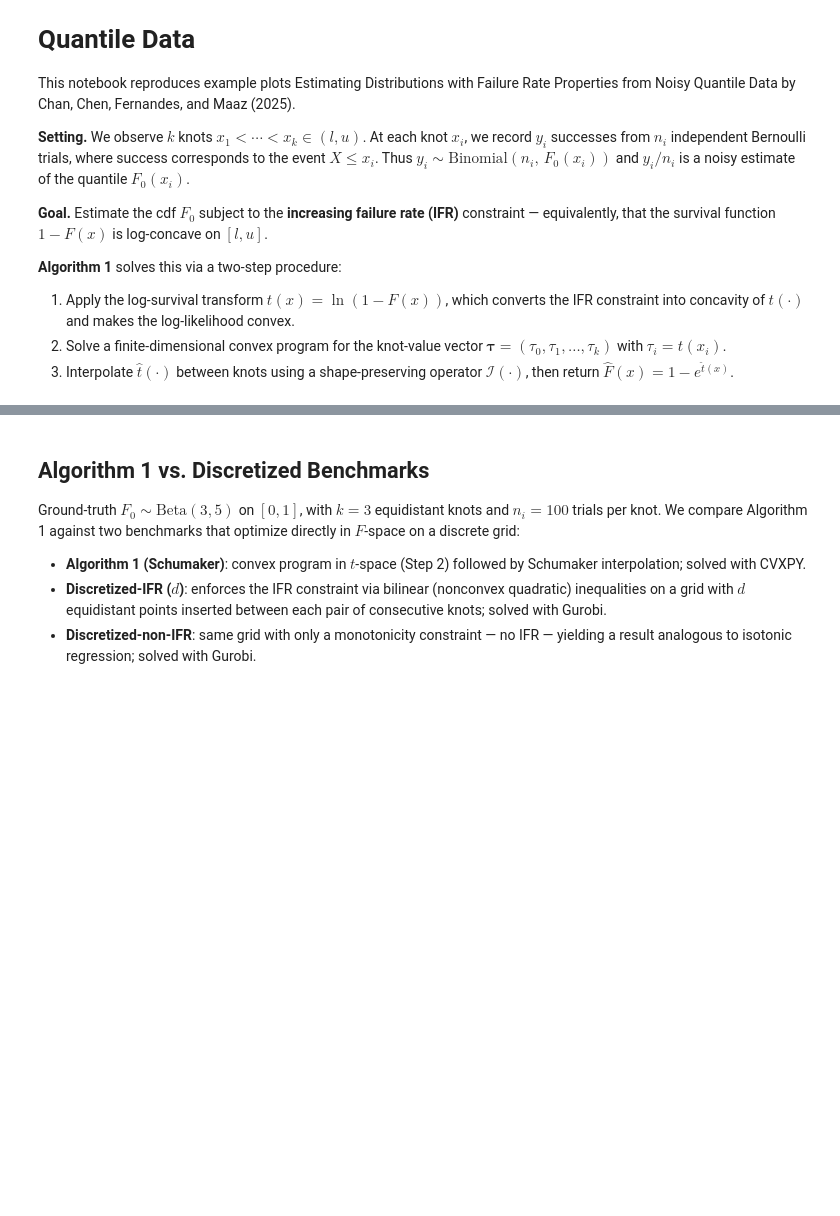
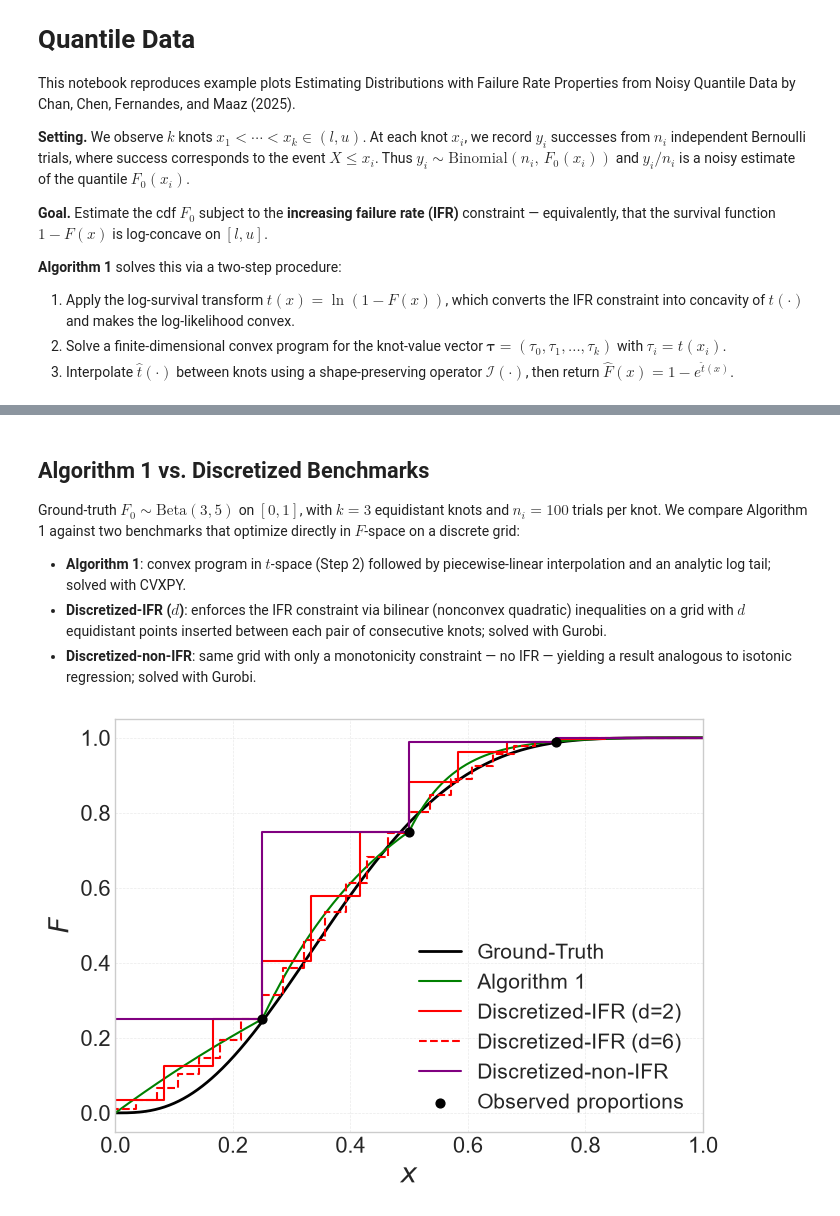
Before and after one commit to craigfernandes1/Fitting-IFR-CDFs-from-Noisy-Quantile-Data, a Jupyter notebook: example.ipynb, the cells around one changed output, grey strips where cells are left out. Drawn from its saved outputs; the diff is of its cells as text; code cells hidden in the pictures; blank space fills up the shorter version.

```diff
--- a/example.ipynb
+++ b/example.ipynb
@@ -81,7 +99,7 @@ plt.show()
 
 Ground-truth $F_0 \sim \mathrm{Beta}(3, 5)$ on $[0, 1]$, with $k = 3$ equidistant knots and $n_i = 100$ trials per knot. We compare Algorithm 1 against two benchmarks that optimize directly in $F$-space on a discrete grid:
 
-- **Algorithm 1 (Schumaker)**: convex program in $t$-space (Step 2) followed by Schumaker interpolation; solved with CVXPY.
+- **Algorithm 1**: convex program in $t$-space (Step 2) followed by piecewise-linear interpolation and an analytic log tail; solved with CVXPY.
 - **Discretized-IFR ($d$)**: enforces the IFR constraint via bilinear (nonconvex quadratic) inequalities on a grid with $d$ equidistant points inserted between each pair of consecutive knots; solved with Gurobi.
 - **Discretized-non-IFR**: same grid with only a monotonicity constraint — no IFR — yielding a result analogous to isotonic regression; solved with Gurobi.
 # %%
@@ -95,7 +113,7 @@ d_list = [2, 6]
 
 x_knots = np.linspace(l, u, k + 2)[1:-1]     # k interior knots, excluding l and u
 n_trials = n_i * np.ones(k, dtype=int)
-true_cdf_at_knots = true_cdf_fn(x_knots)      # F_0(x_i) via lambdified ground-truth
+true_cdf_at_knots = true_cdf_fn(x_knots)      # F_0(x_i) via the Beta(3, 5) ground-truth
 
 # Simulate noisy quantile data: y_i ~ Binomial(n_i, F_0(x_i))
 y_samples = np.random.binomial(n_trials, true_cdf_at_knots)
@@ -103,40 +121,43 @@ y_samples = np.random.binomial(n_trials, true_cdf_at_knots)
 fig, ax = plt.subplots(figsize=(7, 5))
 ax.plot(x_plot, y_true, color='black', lw=2, label='Ground-Truth')
 
-# Algorithm 1 (Schumaker): convex program in t-space + Schumaker interpolation; solved with CVXPY
-fitted_sch = fit_cdf(x_knots, n_trials, y_samples, l, u, interpolation_method='schumaker')
-y_schumaker = sp.lambdify(x_sym, fitted_sch, 'numpy')(x_plot)
-ax.plot(x_plot, y_schumaker, color='green', label='Algorithm 1 (Schumaker)', linewidth=1.5)
+# Algorithm 1: convex program in t-space + piecewise-linear interpolation and analytic tail; solved with CVXPY
+fitted = fit_cdf(x_knots, n_trials, y_samples, l, u, interpolation_method='linear')
+with np.errstate(over='ignore', invalid='ignore'):
+    y_alg1 = sp.lambdify(x_sym, fitted, 'numpy')(x_plot)
+ax.plot(x_plot, y_alg1, color='green', label='Algorithm 1', linewidth=1.5)
 
 # Discretized-IFR: IFR enforced via bilinear constraints on a discrete grid; solved with Gurobi
 nc_linestyles = ['-', '--', ':', '-.']
 for d, ls in zip(d_list, nc_linestyles):
     try:
         x_nc, F_nc = fit_cdf_nonconvex(x_knots, n_trials, y_samples, l, u, d,
                                         ifr_constraint=True, verbose=False, return_type='values')
         ax.step(x_nc, F_nc, where='pre',
                 color='red', linestyle=ls, label=f'Discretized-IFR (d={d})', linewidth=1.5)
     except Exception as e:
         print(f"Warning: Discretized-IFR (d={d}) failed: {e}")
 
 # Discretized-non-IFR: monotonicity constraint only (no IFR); analogous to isotonic regression
 try:
     x_ni, F_ni = fit_cdf_nonconvex(x_knots, n_trials, y_samples, l, u, 0,
                                     ifr_constraint=False, verbose=False, return_type='values')
     ax.step(x_ni, F_ni, where='pre', color='purple', linestyle='-',
             label='Discretized-non-IFR', linewidth=1.5)
 except Exception as e:
     print(f"Warning: Discretized-non-IFR failed: {e}")
 
 # Observed proportions y_i / n_i: noisy estimates of the knot quantiles F_0(x_i)
 ax.scatter(x_knots, y_samples / n_trials, color='k', zorder=6, s=40, label='Observed proportions')
 
 ax.set_xlabel(r'$x$')
 ax.set_ylabel(r'$F$')
 ax.set_xlim(l, u)
 ax.set_ylim(-0.05, 1.05)
 ax.legend(fontsize=15)
 ax.grid(True, linestyle='--', alpha=0.4)
 plt.tight_layout()
 plt.savefig('results/plots/method_comparison.png', dpi=150, bbox_inches='tight')
 plt.show()
+# %% [output]
+[figure, added]
```
Also changed, not shown: parts of 3 cells of this notebook, 11 other files.
